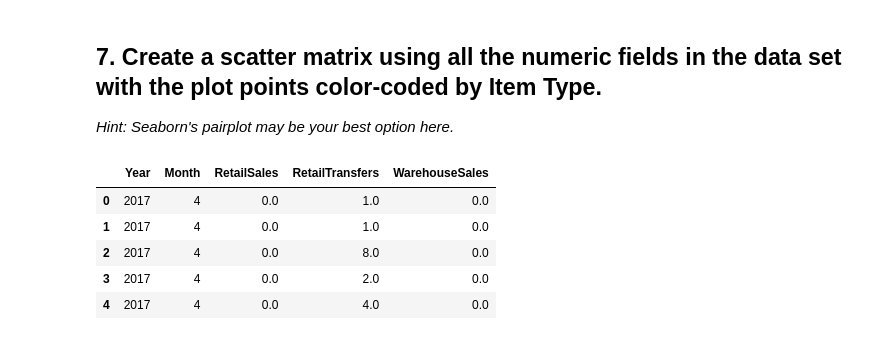
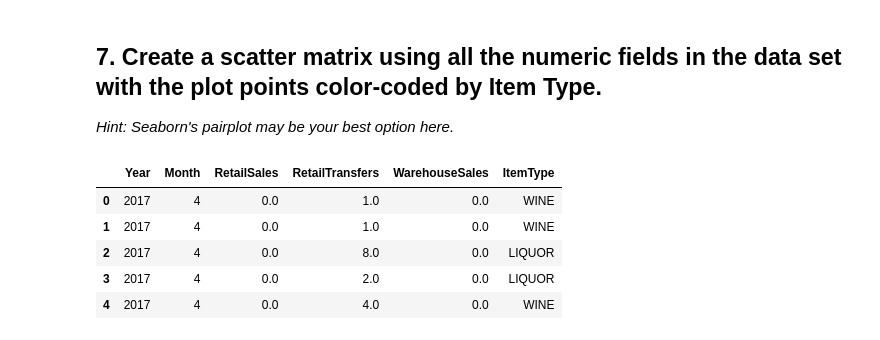
Before and after one commit to EtienneNL/data_analytics202103_module_2, a Jupyter notebook: labs/module_2/Plotting-Multiple-Data-Series/your-code/main.ipynb, the cells around one changed output. Drawn from its saved outputs; the diff is of its cells as text; code cells hidden in the pictures.

Commit message:
another commit for exercise plotting multiple data series

```diff
--- a/labs/module_2/Plotting-Multiple-Data-Series/your-code/main.ipynb
+++ b/labs/module_2/Plotting-Multiple-Data-Series/your-code/main.ipynb
@@ -276,13 +276,13 @@ plt.show()
 
 *Hint: Seaborn's pairplot may be your best option here.*
 # %%
-data6 = data.select_dtypes(np.number)
+data6 = data[['Year', 'Month', 'RetailSales', 'RetailTransfers', 'WarehouseSales', 'ItemType']]
 data6.head()
 # %% [output]
-|  | Year | Month | RetailSales | RetailTransfers | WarehouseSales |
-| 0 | 2017 | 4 | 0.0 | 1.0 | 0.0 |
-| 1 | 2017 | 4 | 0.0 | 1.0 | 0.0 |
-| 2 | 2017 | 4 | 0.0 | 8.0 | 0.0 |
-| 3 | 2017 | 4 | 0.0 | 2.0 | 0.0 |
-| 4 | 2017 | 4 | 0.0 | 4.0 | 0.0 |
+|  | Year | Month | RetailSales | RetailTransfers | WarehouseSales | ItemType |
+| 0 | 2017 | 4 | 0.0 | 1.0 | 0.0 | WINE |
+| 1 | 2017 | 4 | 0.0 | 1.0 | 0.0 | WINE |
+| 2 | 2017 | 4 | 0.0 | 8.0 | 0.0 | LIQUOR |
+| 3 | 2017 | 4 | 0.0 | 2.0 | 0.0 | LIQUOR |
+| 4 | 2017 | 4 | 0.0 | 4.0 | 0.0 | WINE |
 # %%
```
Also changed, not shown: parts of 1 cell of this notebook.
